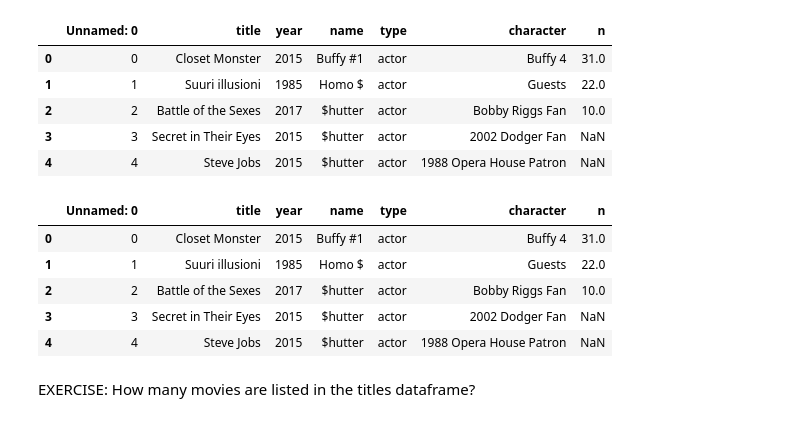
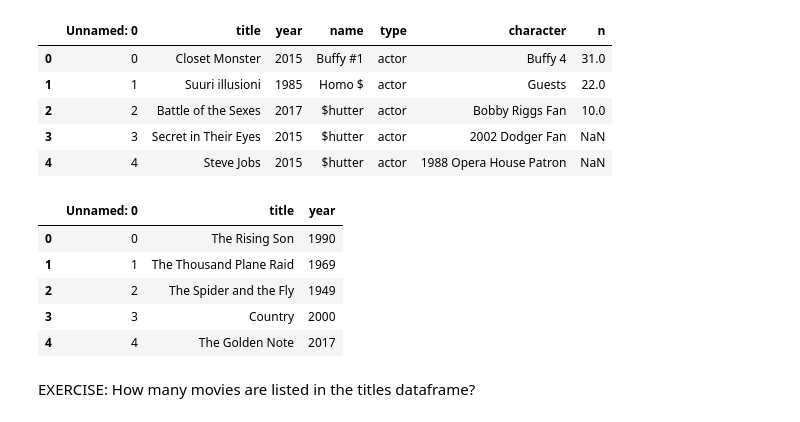
Before and after one commit to Swetha-MLops/PythonTraining, a Jupyter notebook: PANDAS_exercises.ipynb, the cells around one changed output. Cells and saved outputs as stored; diff of their text form; code cells hidden in the pictures.

```diff
--- a/PANDAS_exercises.ipynb
+++ b/PANDAS_exercises.ipynb
@@ -431,15 +430,15 @@ cast.head()
 | 3 | 3 | Secret in Their Eyes | 2015 | $hutter | actor | 2002 Dodger Fan | NaN |
 | 4 | 4 | Steve Jobs | 2015 | $hutter | actor | 1988 Opera House Patron | NaN |
 # %%
-titles = pd.read_excel('C:/Users/rammo/OneDrive/Desktop/Cast.xlsx')
+titles = pd.read_excel('C:/Users/rammo/OneDrive/Desktop/title.xlsx')
 titles.head()
 # %% [output]
-|  | Unnamed: 0 | title | year | name | type | character | n |
-| 0 | 0 | Closet Monster | 2015 | Buffy #1 | actor | Buffy 4 | 31.0 |
-| 1 | 1 | Suuri illusioni | 1985 | Homo $ | actor | Guests | 22.0 |
-| 2 | 2 | Battle of the Sexes | 2017 | $hutter | actor | Bobby Riggs Fan | 10.0 |
-| 3 | 3 | Secret in Their Eyes | 2015 | $hutter | actor | 2002 Dodger Fan | NaN |
-| 4 | 4 | Steve Jobs | 2015 | $hutter | actor | 1988 Opera House Patron | NaN |
+|  | Unnamed: 0 | title | year |
+| 0 | 0 | The Rising Son | 1990 |
+| 1 | 1 | The Thousand Plane Raid | 1969 |
+| 2 | 2 | The Spider and the Fly | 1949 |
+| 3 | 3 | Country | 2000 |
+| 4 | 4 | The Golden Note | 2017 |
 # %% [markdown]
 EXERCISE: How many movies are listed in the titles dataframe?
 # %%
```
Also changed, not shown: parts of 17 cells of this notebook, 5 other files.
